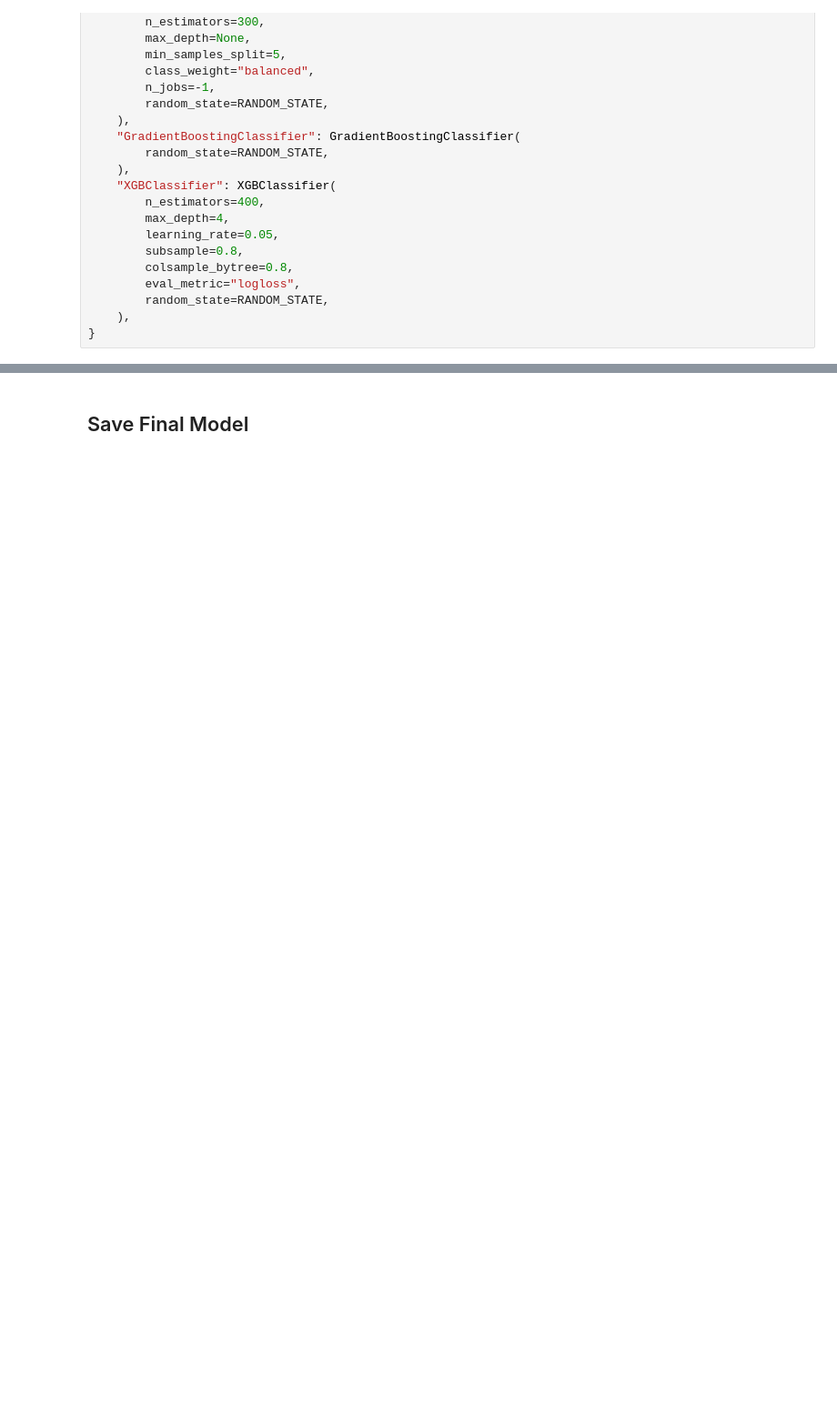
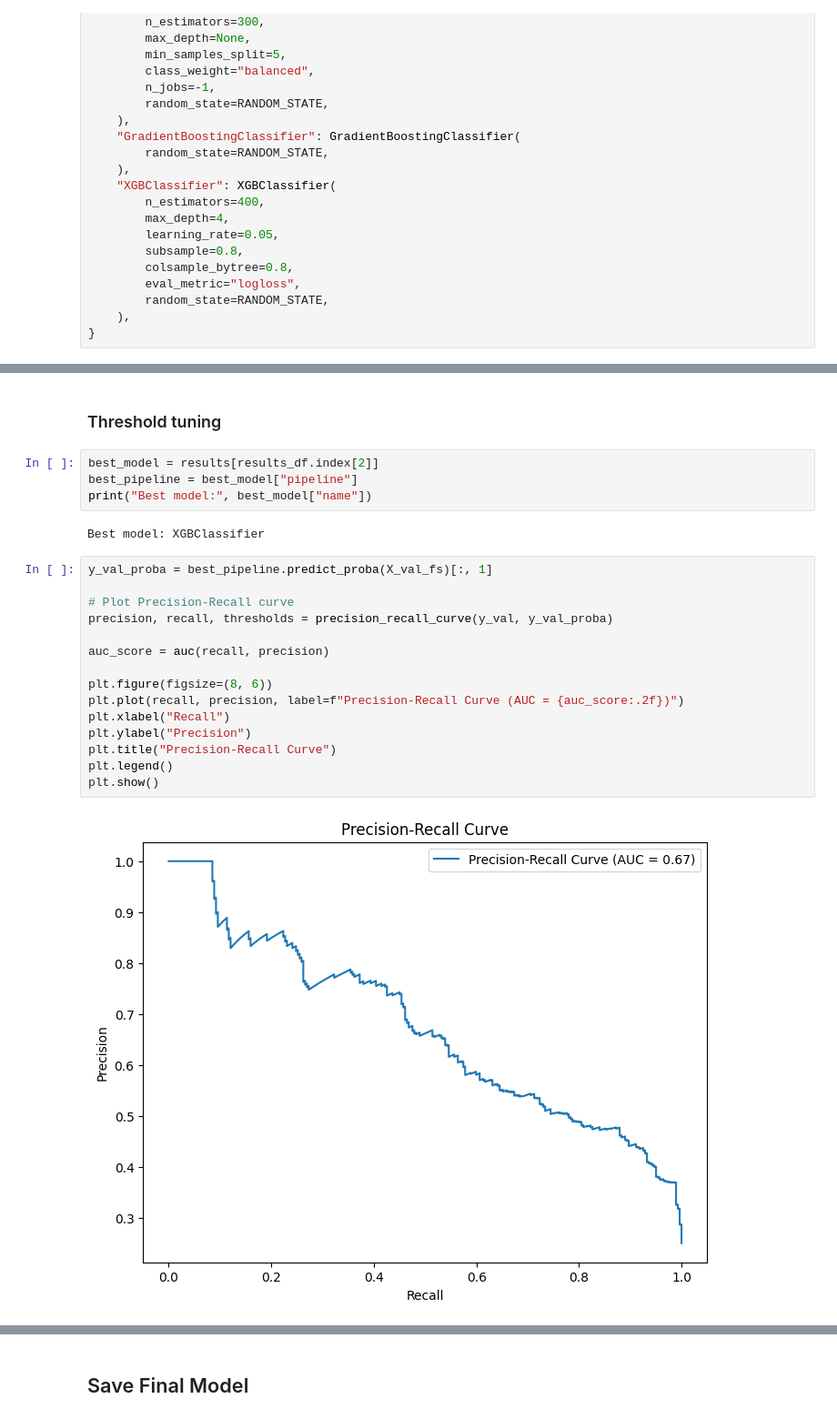
Before and after one commit to FerFilho23/Telecom-Churn-Prediction, a Jupyter notebook: notebooks/02_model_training.ipynb, the cells around one changed output, grey strips where cells are left out. Shown at 91% size. Saved outputs shown, nothing was run; the diff lists cells and outputs as text; blank space fills up the shorter version.

```diff
--- a/notebooks/02_model_training.ipynb
+++ b/notebooks/02_model_training.ipynb
@@ -432,0 +437,25 @@ results_df
+# %% [markdown]
+### Threshold tuning
+# %%
+best_model = results[results_df.index[2]]
+best_pipeline = best_model["pipeline"]
+print("Best model:", best_model["name"])
+# %% [output]
+Best model: XGBClassifier
+# %%
+y_val_proba = best_pipeline.predict_proba(X_val_fs)[:, 1]
+
+# Plot Precision-Recall curve
+precision, recall, thresholds = precision_recall_curve(y_val, y_val_proba)
+
+auc_score = auc(recall, precision)
+
+plt.figure(figsize=(8, 6))
+plt.plot(recall, precision, label=f"Precision-Recall Curve (AUC = {auc_score:.2f})")
+plt.xlabel("Recall")
+plt.ylabel("Precision")
+plt.title("Precision-Recall Curve")
+plt.legend()
+plt.show()
+# %% [output]
+[figure, added]
```
Also changed, not shown: parts of 10 cells of this notebook.
